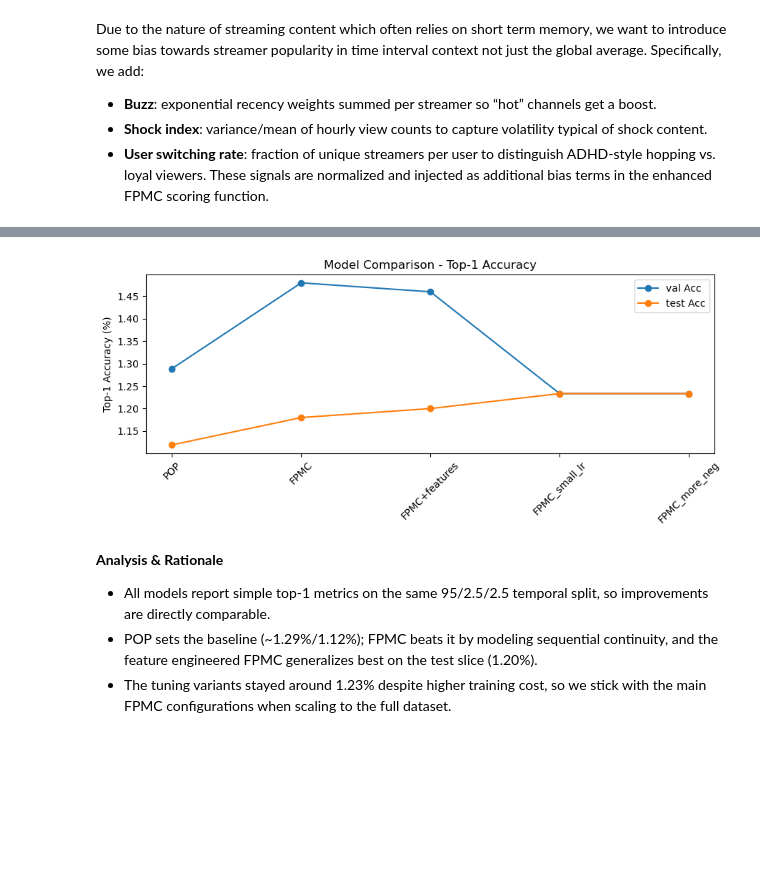
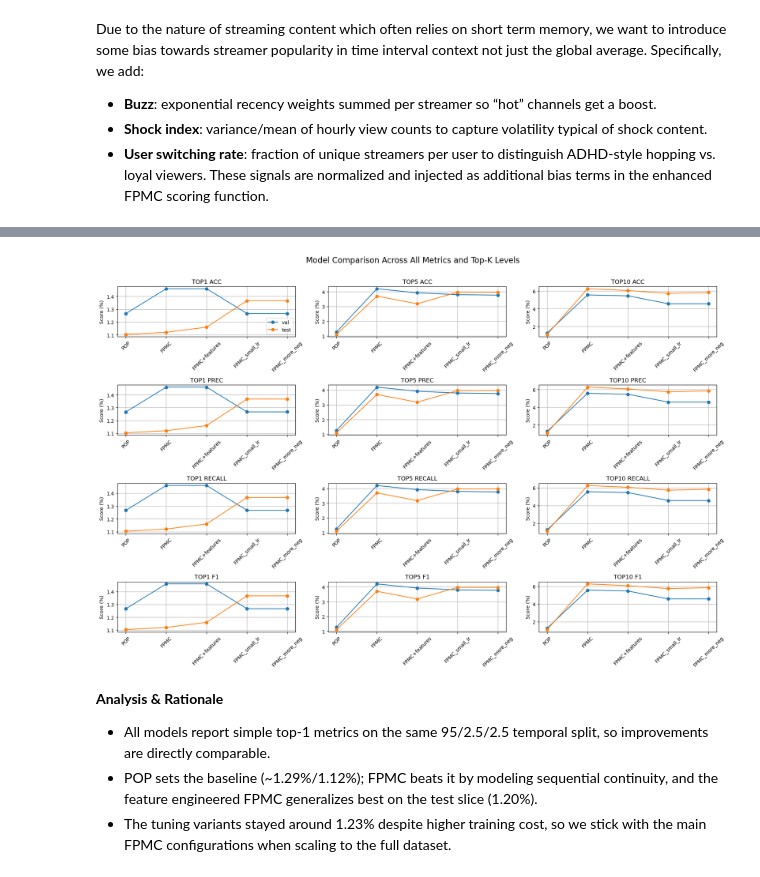
Before and after one commit to RyanCao2005/assignment2, a Jupyter notebook: workbook.ipynb, the cells around one changed output, grey strips where cells are left out. Cells and saved outputs as stored; diff of their text form; code cells hidden in the pictures; blank space fills up the shorter version.

Commit message:
fixed memory overhead errors and eval plotting

```diff
--- a/workbook.ipynb
+++ b/workbook.ipynb
@@ -872,15 +825,16 @@ def evaluate_fpmc_topk_all(model: FPMC,
                            pairs_df: pd.DataFrame,
                            sample_size: int = 5000,
                            ks=(1, 5, 10)) -> dict:
-    """
-    Computes Top-1, Top-5, and Top-10 hit-based metrics.
-    Each K returns: accuracy, precision, recall, F1 (binary hit metric).
-    """
+    """Return per-K hit metrics plus flattened fields for tables/plots."""
+    base_metrics = {m: np.nan for m in ["accuracy", "precision", "recall", "f1"]}
     if len(pairs_df) == 0:
-        return {f"top{k}": {m: np.nan for m in ["accuracy", "precision", "recall", "f1"]} for k in ks}
+        result = {f"top{k}": base_metrics.copy() for k in ks}
+        for k in ks:
+            result[f"h{k}"] = np.nan
+        result.update(base_metrics)
+        return result
 
     sample = pairs_df.sample(n=sample_size, random_state=42) if len(pairs_df) > sample_size else pairs_df
-
     hits_by_k = {k: [] for k in ks}
 
     model.eval()
@@ -898,7 +852,11 @@ def evaluate_fpmc_topk_all(model: FPMC,
 
     for k in ks:
         y_pred = np.array(hits_by_k[k])
-        results[f"top{k}"] = summarize_top1_metrics(y_true, y_pred)
+        metrics = summarize_top1_metrics(y_true, y_pred)
+        results[f"top{k}"] = metrics
+        results[f"h{k}"] = metrics["accuracy"]
+        if k == 1:
+            results.update(metrics)
 
     return results
 
@@ -926,8 +884,6 @@ print("="*100)
 print(f"{'Model':<15}{'Split':<6}{'Top-K':<6}{'Acc':>8}{'Prec':>8}{'Recall':>8}{'F1':>8}")
 print("-"*100)
 
-# POP baseline only has top-1 so you can keep old code or ignore
-# Here we print only FPMC models (recommended):
 
 print_topk_results("FPMC", "val", fpmc_val)
 print_topk_results("FPMC", "test", fpmc_test)
@@ -1089,13 +1053,19 @@ if results_table:
 # --------------------------
 # Helper to extract top-k metrics
 # --------------------------
-def extract(m):
-    return {
-        "top1_acc": 100*m["top1_acc"], "top5_acc": 100*m["top5_acc"], "top10_acc": 100*m["top10_acc"],
-        "top1_prec": 100*m["top1_prec"], "top5_prec": 100*m["top5_prec"], "top10_prec": 100*m["top10_prec"],
-        "top1_recall": 100*m["top1_recall"], "top5_recall": 100*m["top5_recall"], "top10_recall": 100*m["top10_recall"],
-        "top1_f1": 100*m["top1_f1"], "top5_f1": 100*m["top5_f1"], "top10_f1": 100*m["top10_f1"],
+def extract(metrics_dict):
+    flattened = {}
+    metric_map = {
+        "accuracy": "acc",
+        "precision": "prec",
+        "recall": "recall",
+        "f1": "f1"
     }
+    for k in [1, 5, 10]:
+        top_metrics = metrics_dict.get(f"top{k}", {})
+        for metric_name, suffix in metric_map.items():
+            flattened[f"top{k}_{suffix}"] = 100 * top_metrics.get(metric_name, np.nan)
+    return flattened
 
 # --------------------------------
 # Build comparison rows (all top-k)
@@ -1131,7 +1101,6 @@ fig.suptitle("Model Comparison Across All Metrics and Top-K Levels", fontsize=16
 for i, metric in enumerate(metrics):
     for j, topk in enumerate(topks):
         ax = axes[i][j]
-
         col = f"{topk}_{metric}"
 
         for split in ["val", "test"]:
@@ -1139,9 +1108,9 @@ for i, metric in enumerate(metrics):
             ax.plot(subset["Model"], subset[col], marker="o", label=f"{split}")
 
         ax.set_title(f"{topk.upper()} {metric.upper()}")
-        ax.set_xticklabels(subset["Model"], rotation=45)
         ax.set_ylabel("Score (%)")
         ax.grid(True)
+        ax.tick_params(axis="x", rotation=45)
         if i == 0 and j == 0:
             ax.legend()
 
@@ -1162,4 +1131,4 @@ plt.show()
-[figure, old version]
+[figure, new version]
 # %% [markdown]
 **Analysis & Rationale**
 - All models report simple top-1 metrics on the same 95/2.5/2.5 temporal split, so improvements are directly comparable.
```
Also changed, not shown: parts of 18 cells of this notebook.
